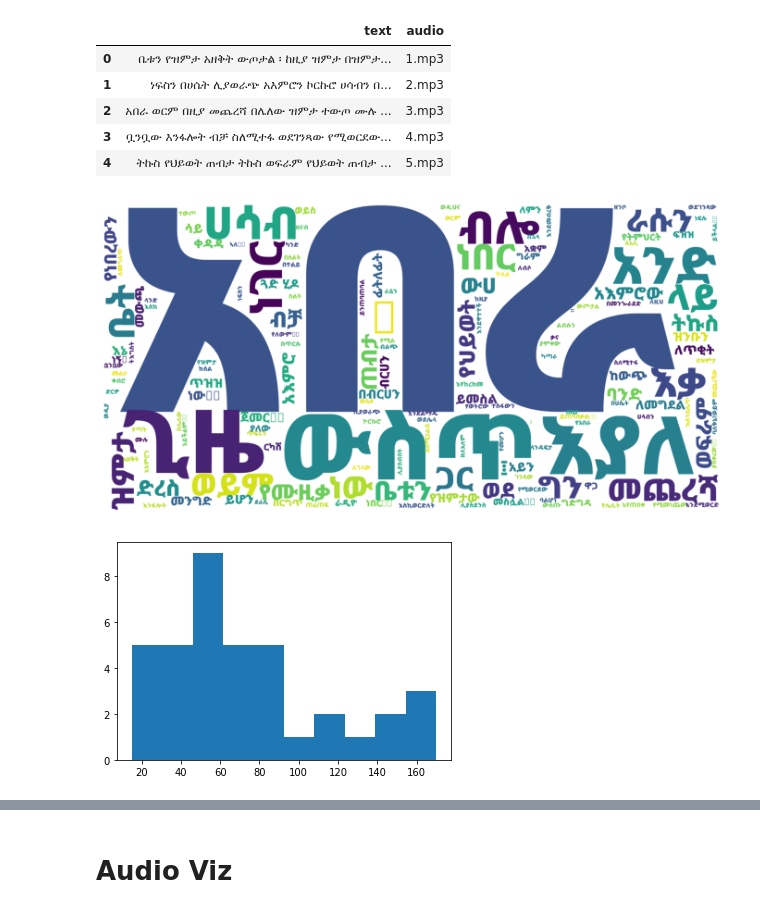
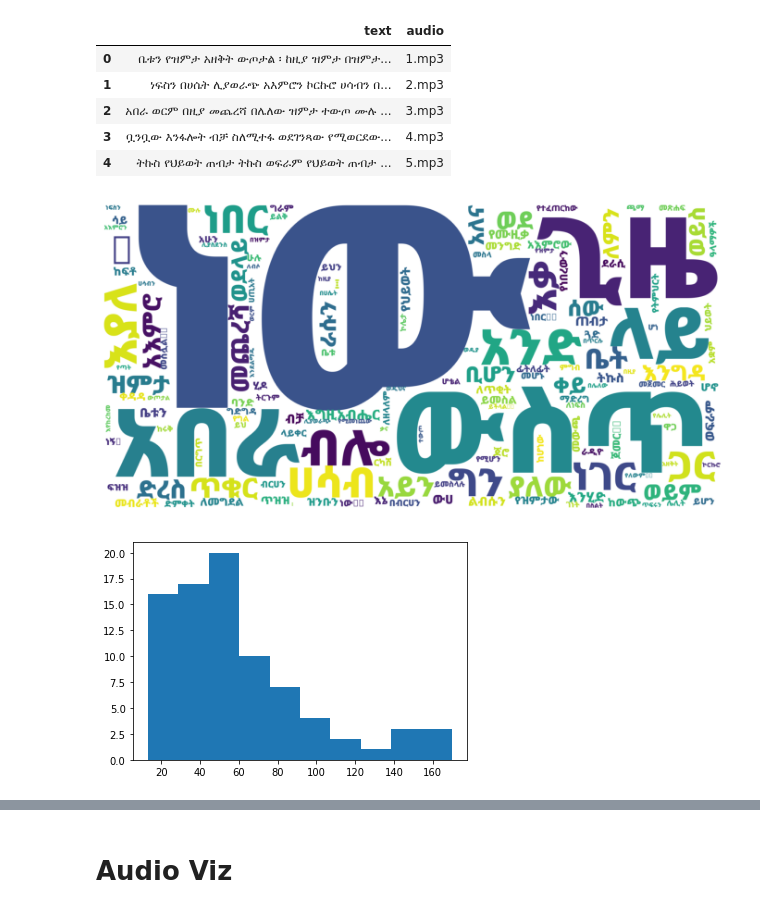
Before and after one commit to iyu-a/AmharicTTSCorpus, a Jupyter notebook: dataViz/AmharicSpeechCorpus_dataviz.ipynb, the cells around one changed output, grey strips where cells are left out. Drawn from its saved outputs; the diff is of its cells as text; code cells hidden in the pictures.

Commit message:
text data added

```diff
--- a/dataViz/AmharicSpeechCorpus_dataviz.ipynb
+++ b/dataViz/AmharicSpeechCorpus_dataviz.ipynb
@@ -2,7 +2,7 @@
 from nltk.tokenize import sent_tokenize
 # %%
 # load text from 1st chapter
-with open('../01/10_kadmas_bashager.txt', 'r') as f:
+with open('/content/AmharicTTSCorpus/01/01amh.csv', 'r') as f:
     data = f.read()
 # %%
 data
@@ -20,6 +13,6 @@ True
 # %%
 import pandas as pd
-df = pd.read_csv('../01/amh1.csv', encoding ="utf-8")
+df = pd.read_csv('/content/AmharicTTSCorpus/01/01amh.csv', encoding ="utf-8")
 # %%
 df.head(5)
 # %% [output]
@@ -70,23 +45,23 @@ for i in df['text']:
 # %%
 def show_wordcloud(data):
     WC = WordCloud(
-        font_path='NotoSansEthiopic-Black.ttf',
+        font_path='/content/AmharicTTSCorpus/dataViz/NotoSansEthiopic-Black.ttf',
         background_color='white',
         #stopwords=stopwords,
         #max_words=1000,
         max_font_size=500,
         scale=5,
         random_state=1
     )
     wordcloud = WC.generate_from_frequencies(data)
 
     fig = plt.figure(1, figsize=(12, 12))
     plt.axis('off')
 
     plt.imshow(wordcloud)
     plt.show()
 
 show_wordcloud(top_dict)
 # %% [output]
-[figure, old version]
+[figure, new version]
 # %%
@@ -108,4 +87,4 @@ for paragraph in paragraphs:
 plt.hist(df['text_len'])
 plt.show()
 # %% [output]
-[figure, old version]
+[figure, new version]
```
Also changed, not shown: parts of 26 cells of this notebook, 1 other file.
